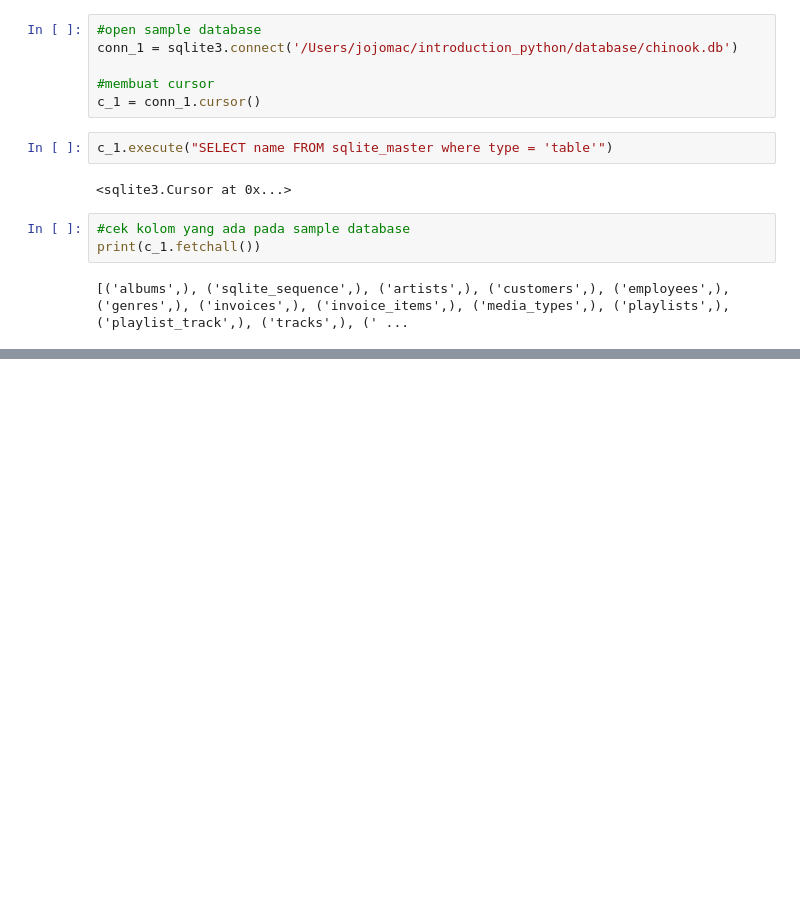
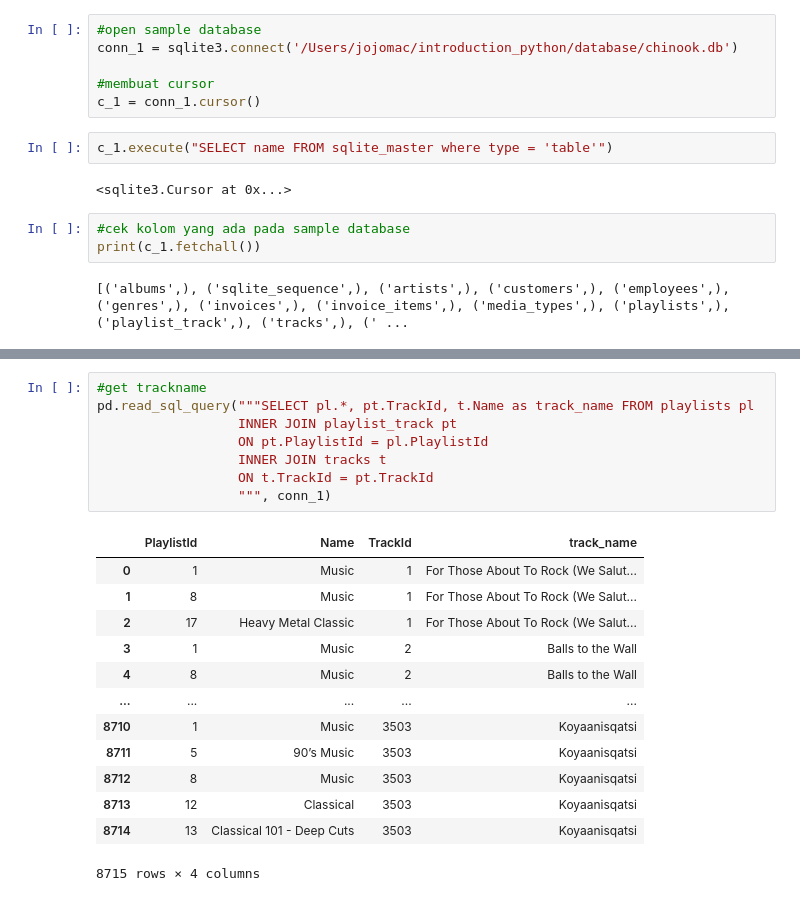
Before and after one commit to simamoradavids99/introduction_python, a Jupyter notebook: join_and_subquery.ipynb, the cells around one changed output, grey strips where cells are left out. Cells and saved outputs as stored; diff of their text form; blank space fills up the shorter version.

```diff
--- a/join_and_subquery.ipynb
+++ b/join_and_subquery.ipynb
@@ -25,0 +46,22 @@ Sebelum mengimplementasikan joins dalam sql alangkah baiknya jika mempelajari di
+# %%
+#get trackname
+pd.read_sql_query("""SELECT pl.*, pt.TrackId, t.Name as track_name FROM playlists pl
+                  INNER JOIN playlist_track pt
+                  ON pt.PlaylistId = pl.PlaylistId
+                  INNER JOIN tracks t
+                  ON t.TrackId = pt.TrackId
+                  """, conn_1)
+# %% [output]
+|  | PlaylistId | Name | TrackId | track_name |
+| 0 | 1 | Music | 1 | For Those About To Rock (We Salut... |
+| 1 | 8 | Music | 1 | For Those About To Rock (We Salut... |
+| 2 | 17 | Heavy Metal Classic | 1 | For Those About To Rock (We Salut... |
+| 3 | 1 | Music | 2 | Balls to the Wall |
+| 4 | 8 | Music | 2 | Balls to the Wall |
+| ... | ... | ... | ... | ... |
+| 8710 | 1 | Music | 3503 | Koyaanisqatsi |
+| 8711 | 5 | 90’s Music | 3503 | Koyaanisqatsi |
+| 8712 | 8 | Music | 3503 | Koyaanisqatsi |
+| 8713 | 12 | Classical | 3503 | Koyaanisqatsi |
+| 8714 | 13 | Classical 101 - Deep Cuts | 3503 | Koyaanisqatsi |
+8715 rows × 4 columns
```
Also changed, not shown: parts of 12 cells of this notebook.
